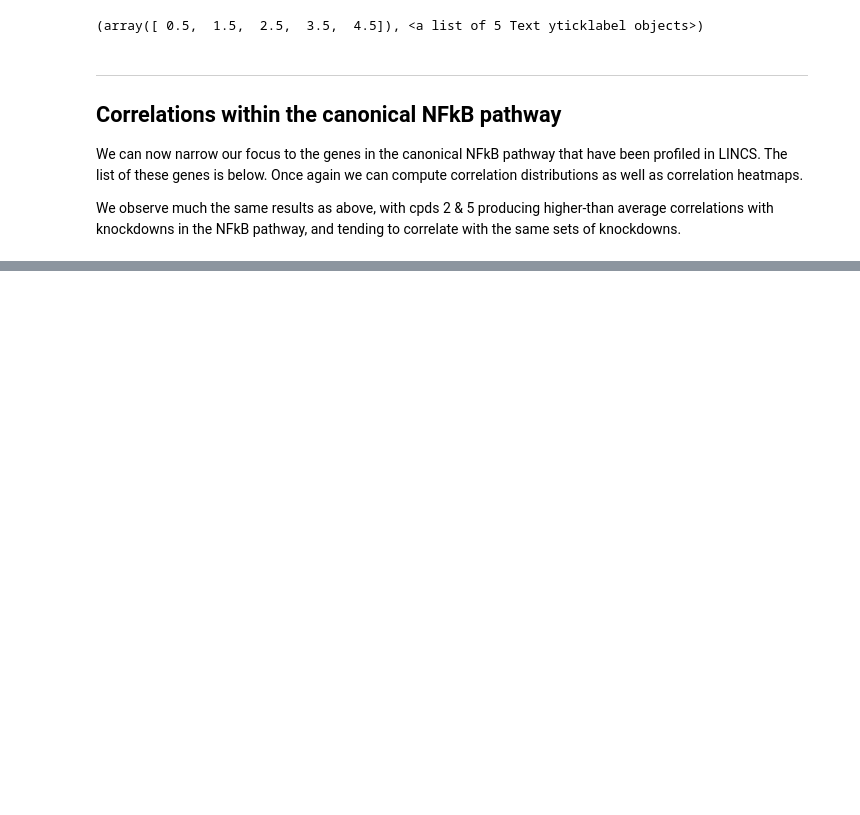
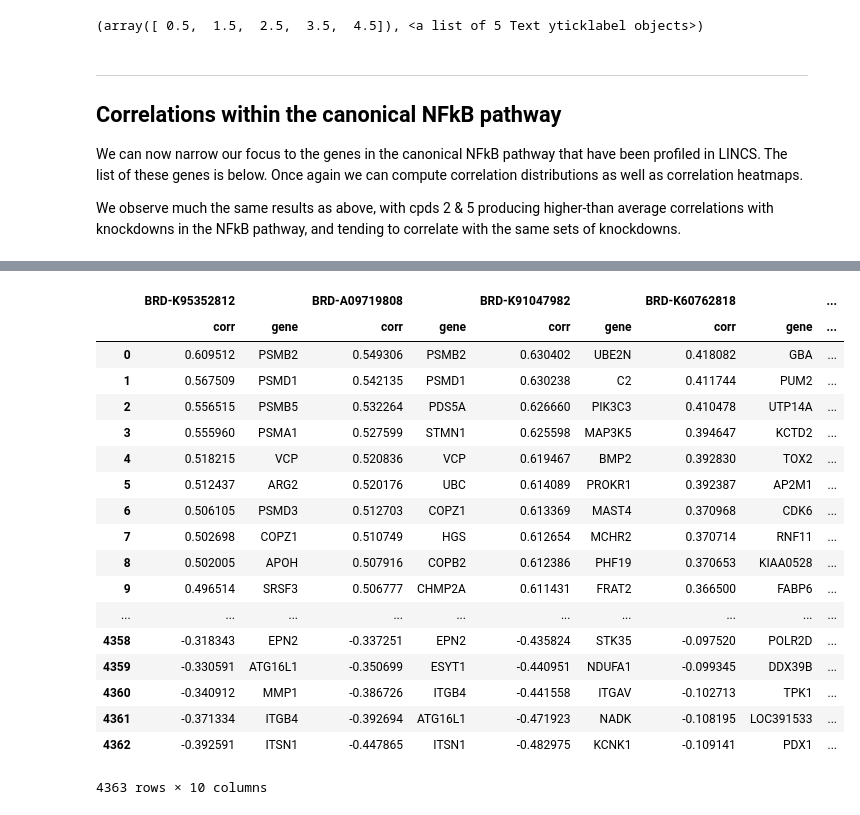
Before and after one commit to nbliangying/NFkB_pathway_inhibition, a Jupyter notebook: TRAF2_final_correlation_analysis.ipynb, the cells around one changed output, grey strips where cells are left out. Cells and saved outputs as stored; diff of their text form; code cells hidden in the pictures; blank space fills up the shorter version.

```diff
--- a/TRAF2_final_correlation_analysis.ipynb
+++ b/TRAF2_final_correlation_analysis.ipynb
@@ -227,0 +255,33 @@ pd.DataFrame(cpd_dict)
+# %%
+cpd_dict = {}
+for cpd in all_cpd_corrs:
+    cpd_sig = all_cpd_corrs[cpd]
+    cpd_d = { 'gene' : cpd_sig.index.values, 'corr' : cpd_sig.values }
+    cpd_df = pd.DataFrame(cpd_d)
+    cpd_df.sort_values('corr', ascending=False, inplace=True)
+    cpd_df = cpd_df.reset_index()
+    cpd_dict[(cpd, 'gene')] = cpd_df['gene']
+    cpd_dict[(cpd, 'corr')] = cpd_df['corr']
+all_ranked_KDs = pd.DataFrame(cpd_dict)
+all_ranked_KDs = all_ranked_KDs[cpd_col_order]
+all_ranked_KDs
+# %% [output]
+|  | BRD-K95352812 |  | BRD-A09719808 |  | BRD-K91047982 |  | BRD-K60762818 |  | ... |
+|  | corr | gene | corr | gene | corr | gene | corr | gene | ... |
+| 0 | 0.609512 | PSMB2 | 0.549306 | PSMB2 | 0.630402 | UBE2N | 0.418082 | GBA | ... |
+| 1 | 0.567509 | PSMD1 | 0.542135 | PSMD1 | 0.630238 | C2 | 0.411744 | PUM2 | ... |
+| 2 | 0.556515 | PSMB5 | 0.532264 | PDS5A | 0.626660 | PIK3C3 | 0.410478 | UTP14A | ... |
+| 3 | 0.555960 | PSMA1 | 0.527599 | STMN1 | 0.625598 | MAP3K5 | 0.394647 | KCTD2 | ... |
+| 4 | 0.518215 | VCP | 0.520836 | VCP | 0.619467 | BMP2 | 0.392830 | TOX2 | ... |
+| 5 | 0.512437 | ARG2 | 0.520176 | UBC | 0.614089 | PROKR1 | 0.392387 | AP2M1 | ... |
+| 6 | 0.506105 | PSMD3 | 0.512703 | COPZ1 | 0.613369 | MAST4 | 0.370968 | CDK6 | ... |
+| 7 | 0.502698 | COPZ1 | 0.510749 | HGS | 0.612654 | MCHR2 | 0.370714 | RNF11 | ... |
+| 8 | 0.502005 | APOH | 0.507916 | COPB2 | 0.612386 | PHF19 | 0.370653 | KIAA0528 | ... |
+| 9 | 0.496514 | SRSF3 | 0.506777 | CHMP2A | 0.611431 | FRAT2 | 0.366500 | FABP6 | ... |
+| ... | ... | ... | ... | ... | ... | ... | ... | ... | ... |
+| 4358 | -0.318343 | EPN2 | -0.337251 | EPN2 | -0.435824 | STK35 | -0.097520 | POLR2D | ... |
+| 4359 | -0.330591 | ATG16L1 | -0.350699 | ESYT1 | -0.440951 | NDUFA1 | -0.099345 | DDX39B | ... |
+| 4360 | -0.340912 | MMP1 | -0.386726 | ITGB4 | -0.441558 | ITGAV | -0.102713 | TPK1 | ... |
+| 4361 | -0.371334 | ITGB4 | -0.392694 | ATG16L1 | -0.471923 | NADK | -0.108195 | LOC391533 | ... |
+| 4362 | -0.392591 | ITSN1 | -0.447865 | ITSN1 | -0.482975 | KCNK1 | -0.109141 | PDX1 | ... |
+4363 rows × 10 columns
```
Also changed, not shown: parts of 9 cells of this notebook.
